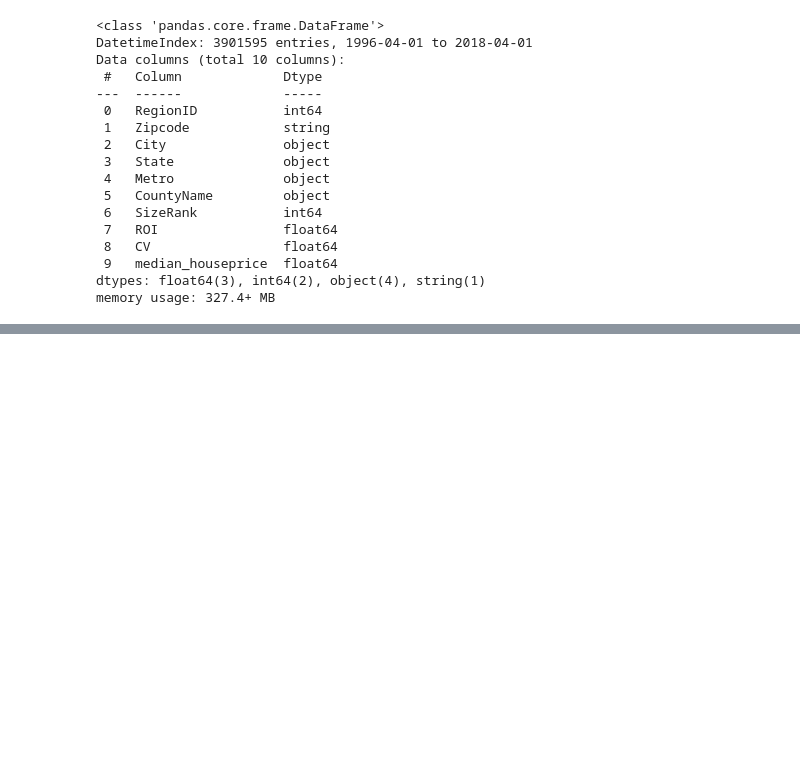
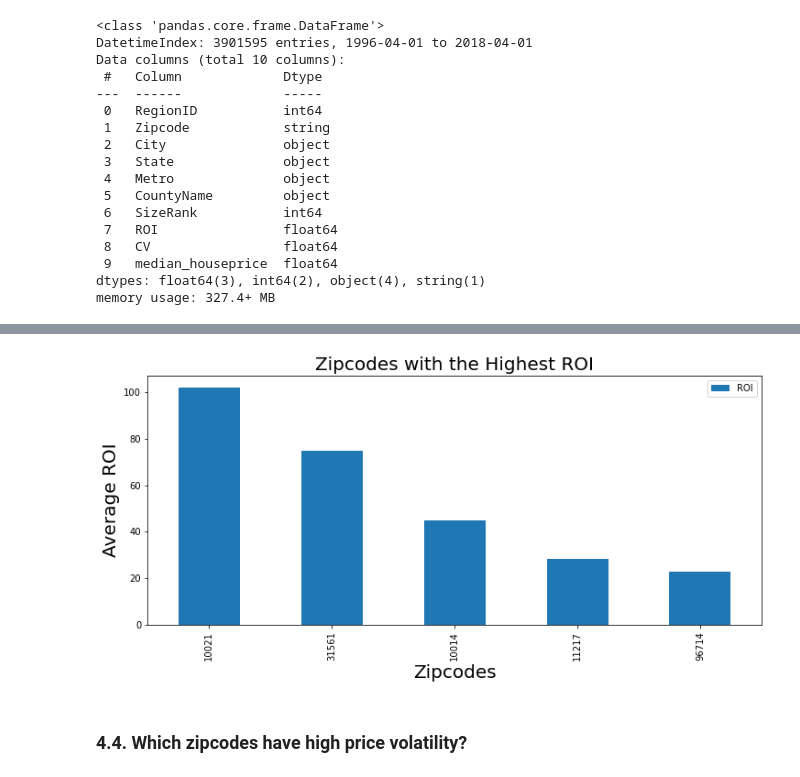
Before and after one commit to OswaldCc/Forecasting-Zillow-Real-Estate-Prices-Time-Series-Modelling, a Jupyter notebook: index.ipynb, the cells around one changed output, grey strips where cells are left out. Cells and saved outputs as stored; diff of their text form; code cells hidden in the pictures; blank space fills up the shorter version.

```diff
--- a/index.ipynb
+++ b/index.ipynb
@@ -356,0 +419,15 @@ memory usage: 327.4+ MB
+# %%
+
+ROI_topzipcodes = pd.DataFrame(df.groupby("Zipcode")["ROI"].mean().sort_values(ascending=False).head(5))
+# %%
+ax2 =ROI_topzipcodes.plot(kind='bar', figsize=(12,5));
+ax2.set_alpha(0.8)
+
+ax2.set_title("Zipcodes with the Highest ROI", fontsize=20)
+ax2.set_ylabel("Average ROI", fontsize=20);
+ax2.set_xlabel("Zipcodes", fontsize=20)
+plt.show()
+# %% [output]
+[figure, added]
+# %% [markdown]
+### 4.4. Which zipcodes have high price volatility?
```
Also changed, not shown: parts of 48 cells of this notebook.
